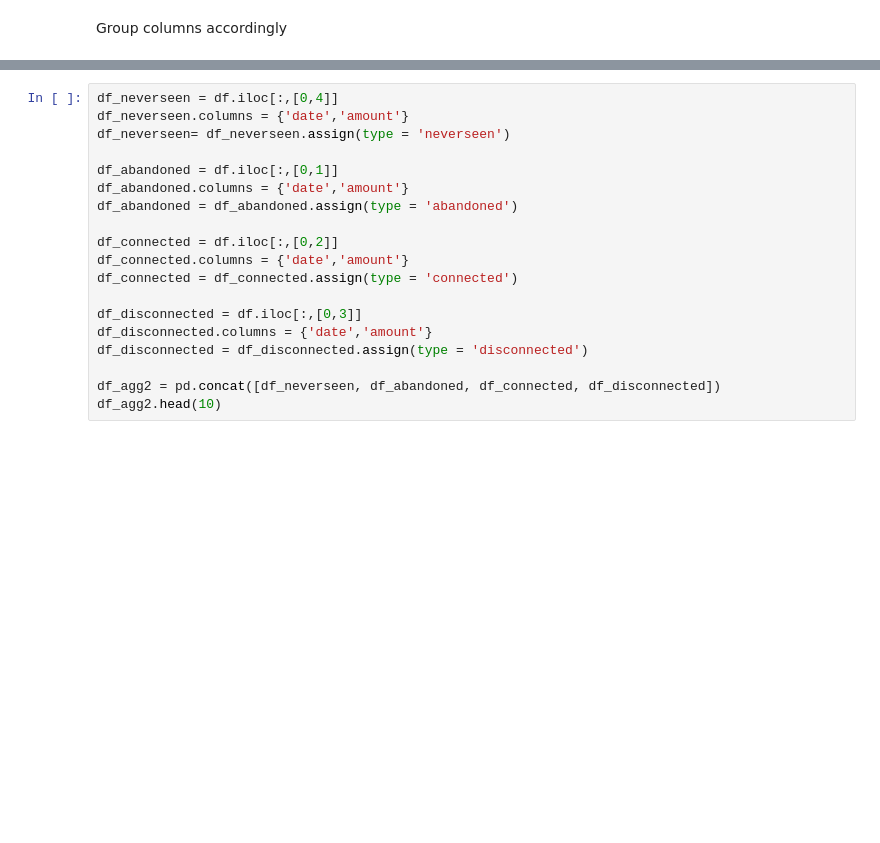
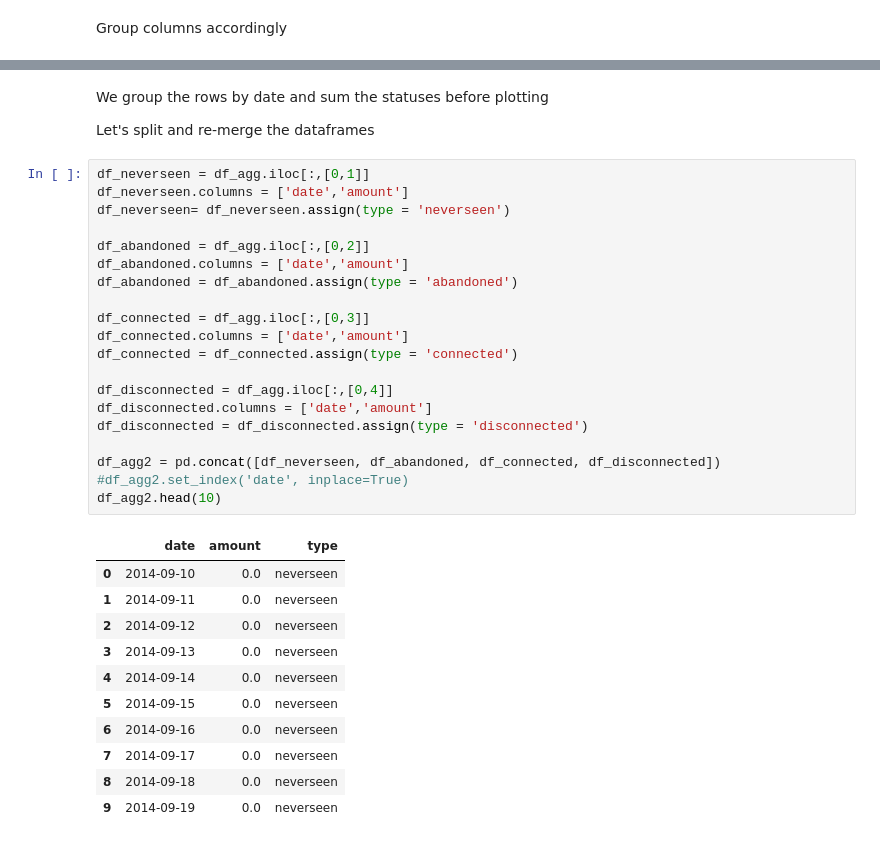
Before and after one commit to networkmeister/AFRICAN_RIPE_STATS_ANALYSIS, a Jupyter notebook: All_African_Countries_Data_1.ipynb, the cells around one changed output, grey strips where cells are left out. Drawn from its saved outputs; the diff is of its cells as text; blank space fills up the shorter version.

```diff
--- a/All_African_Countries_Data_1.ipynb
+++ b/All_African_Countries_Data_1.ipynb
@@ -145,19 +154,36 @@ df_agg.head()
+# %% [markdown]
+We group the rows by date and sum the statuses before plotting
+
+Let's split and re-merge the dataframes
 # %%
-df_neverseen = df.iloc[:,[0,4]]
-df_neverseen.columns = {'date','amount'}
+df_neverseen = df_agg.iloc[:,[0,1]]
+df_neverseen.columns = ['date','amount']
 df_neverseen= df_neverseen.assign(type = 'neverseen')
 
-df_abandoned = df.iloc[:,[0,1]]
-df_abandoned.columns = {'date','amount'}
+df_abandoned = df_agg.iloc[:,[0,2]]
+df_abandoned.columns = ['date','amount']
 df_abandoned = df_abandoned.assign(type = 'abandoned')
 
-df_connected = df.iloc[:,[0,2]]
-df_connected.columns = {'date','amount'}
+df_connected = df_agg.iloc[:,[0,3]]
+df_connected.columns = ['date','amount']
 df_connected = df_connected.assign(type = 'connected')
 
-df_disconnected = df.iloc[:,[0,3]]
-df_disconnected.columns = {'date','amount'}
+df_disconnected = df_agg.iloc[:,[0,4]]
+df_disconnected.columns = ['date','amount']
 df_disconnected = df_disconnected.assign(type = 'disconnected')
 
 df_agg2 = pd.concat([df_neverseen, df_abandoned, df_connected, df_disconnected])
+#df_agg2.set_index('date', inplace=True)
 df_agg2.head(10)
+# %% [output]
+|  | date | amount | type |
+| 0 | 2014-09-10 | 0.0 | neverseen |
+| 1 | 2014-09-11 | 0.0 | neverseen |
+| 2 | 2014-09-12 | 0.0 | neverseen |
+| 3 | 2014-09-13 | 0.0 | neverseen |
+| 4 | 2014-09-14 | 0.0 | neverseen |
+| 5 | 2014-09-15 | 0.0 | neverseen |
+| 6 | 2014-09-16 | 0.0 | neverseen |
+| 7 | 2014-09-17 | 0.0 | neverseen |
+| 8 | 2014-09-18 | 0.0 | neverseen |
+| 9 | 2014-09-19 | 0.0 | neverseen |
```
Also changed, not shown: parts of 7 cells of this notebook.
